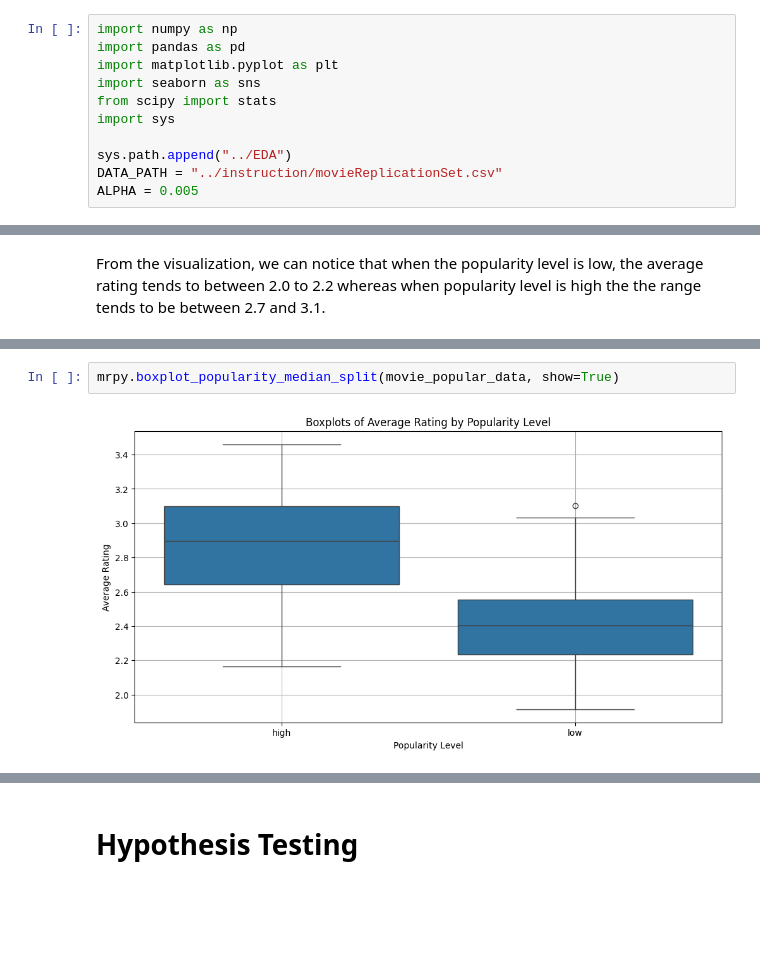
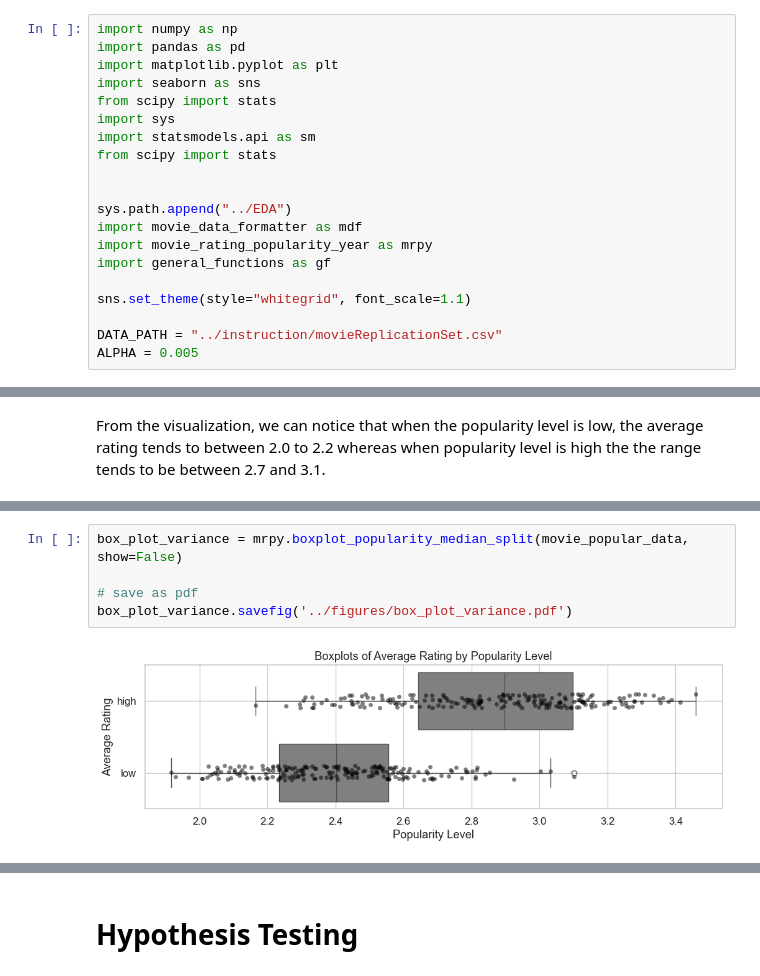
Before and after one commit to paolacalle/movie-ratings-replication, a Jupyter notebook: problem_set/1.ipynb, the cells around one changed output, grey strips where cells are left out. Cells and saved outputs as stored; diff of their text form; blank space fills up the shorter version.

```diff
--- a/problem_set/1.ipynb
+++ b/problem_set/1.ipynb
@@ -5,8 +5,17 @@ import matplotlib.pyplot as plt
 import seaborn as sns
 from scipy import stats
 import sys
+import statsmodels.api as sm
+from scipy import stats
+
 
 sys.path.append("../EDA")
+import movie_data_formatter as mdf
+import movie_rating_popularity_year as mrpy
+import general_functions as gf
+
+sns.set_theme(style="whitegrid", font_scale=1.1)
+
 DATA_PATH = "../instruction/movieReplicationSet.csv"
 ALPHA = 0.005
 # %%
@@ -54,4 +47,7 @@ mrpy.plot_popular_median_split(movie_popular_data, show=False)
 # %%
-mrpy.boxplot_popularity_median_split(movie_popular_data, show=True)
+box_plot_variance = mrpy.boxplot_popularity_median_split(movie_popular_data, show=False)
+
+# save as pdf
+box_plot_variance.savefig('../figures/box_plot_variance.pdf')
 # %% [output]
-[figure, old version]
+[figure, new version]
```
Also changed, not shown: parts of 11 cells of this notebook, 1 other file.
